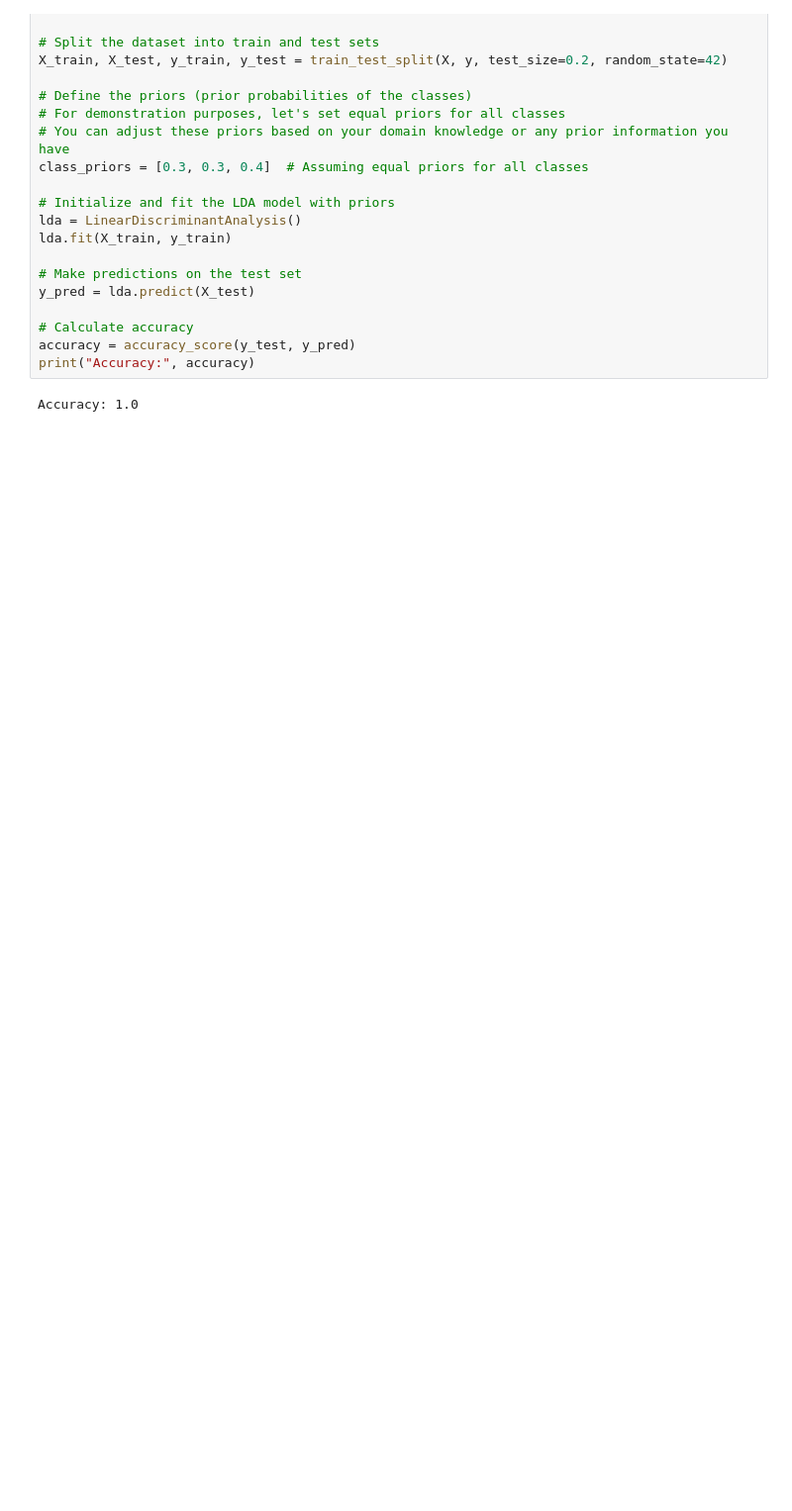
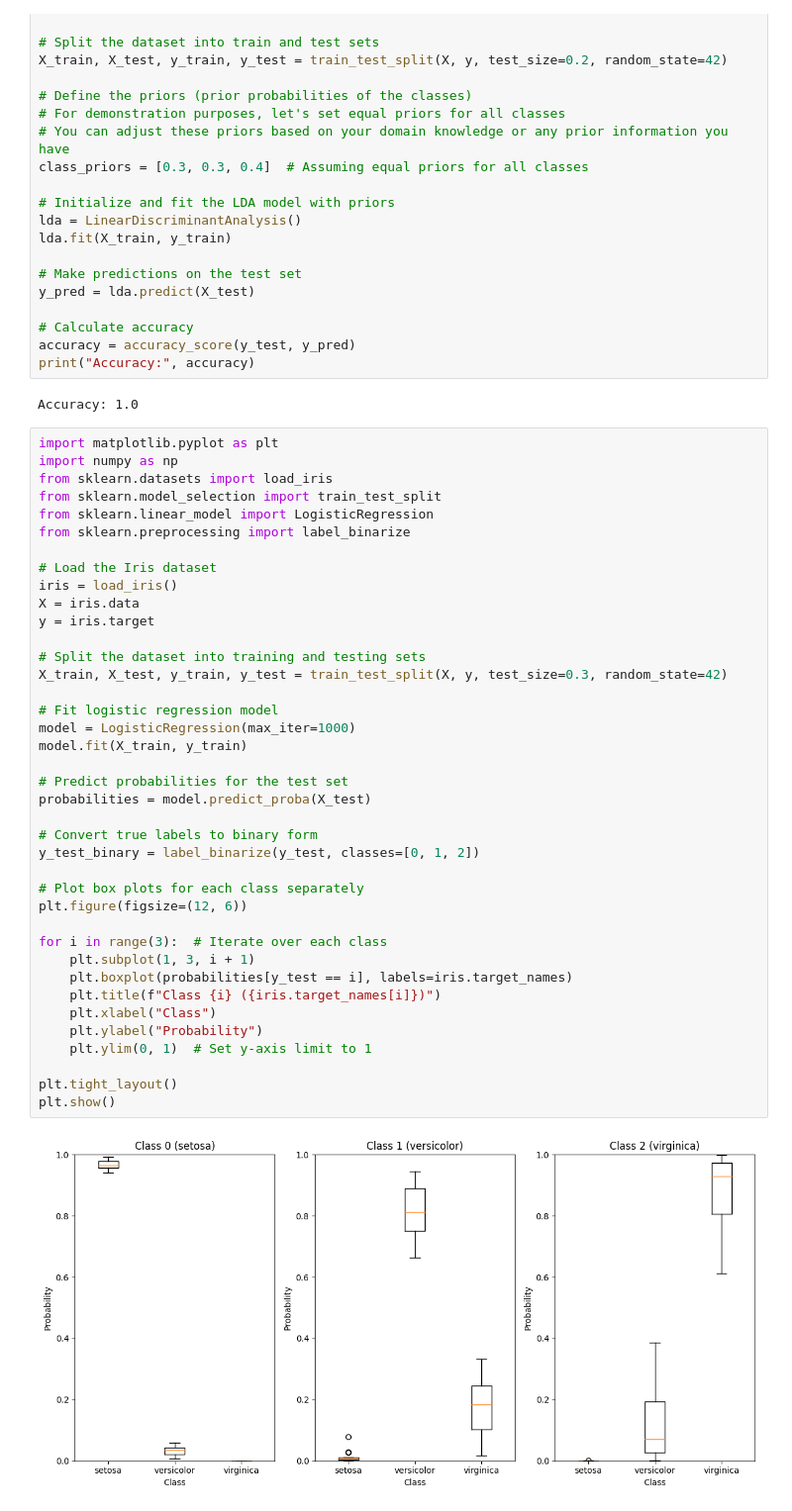
Before and after one commit to Versus-91/aitoolkit, a Jupyter notebook: test.ipynb, the cells around one changed output. Shown at 99% size. Saved outputs shown, nothing was run; the diff lists cells and outputs as text; blank space fills up the shorter version.

```diff
--- a/test.ipynb
+++ b/test.ipynb
@@ -374,3 +374,44 @@ accuracy = accuracy_score(y_test, y_pred)
 print("Accuracy:", accuracy)
 # %% [output]
 Accuracy: 1.0
+# %%
+import matplotlib.pyplot as plt
+import numpy as np
+from sklearn.datasets import load_iris
+from sklearn.model_selection import train_test_split
+from sklearn.linear_model import LogisticRegression
+from sklearn.preprocessing import label_binarize
+
+# Load the Iris dataset
+iris = load_iris()
+X = iris.data
+y = iris.target
+
+# Split the dataset into training and testing sets
+X_train, X_test, y_train, y_test = train_test_split(X, y, test_size=0.3, random_state=42)
+
+# Fit logistic regression model
+model = LogisticRegression(max_iter=1000)
+model.fit(X_train, y_train)
+
+# Predict probabilities for the test set
+probabilities = model.predict_proba(X_test)
+
+# Convert true labels to binary form
+y_test_binary = label_binarize(y_test, classes=[0, 1, 2])
+
+# Plot box plots for each class separately
+plt.figure(figsize=(12, 6))
+
+for i in range(3):  # Iterate over each class
+    plt.subplot(1, 3, i + 1)
+    plt.boxplot(probabilities[y_test == i], labels=iris.target_names)
+    plt.title(f"Class {i} ({iris.target_names[i]})")
+    plt.xlabel("Class")
+    plt.ylabel("Probability")
+    plt.ylim(0, 1)  # Set y-axis limit to 1
+
+plt.tight_layout()
+plt.show()
+# %% [output]
+[figure, added]
```
Also changed, not shown: parts of 3 cells of this notebook, 6 other files.
